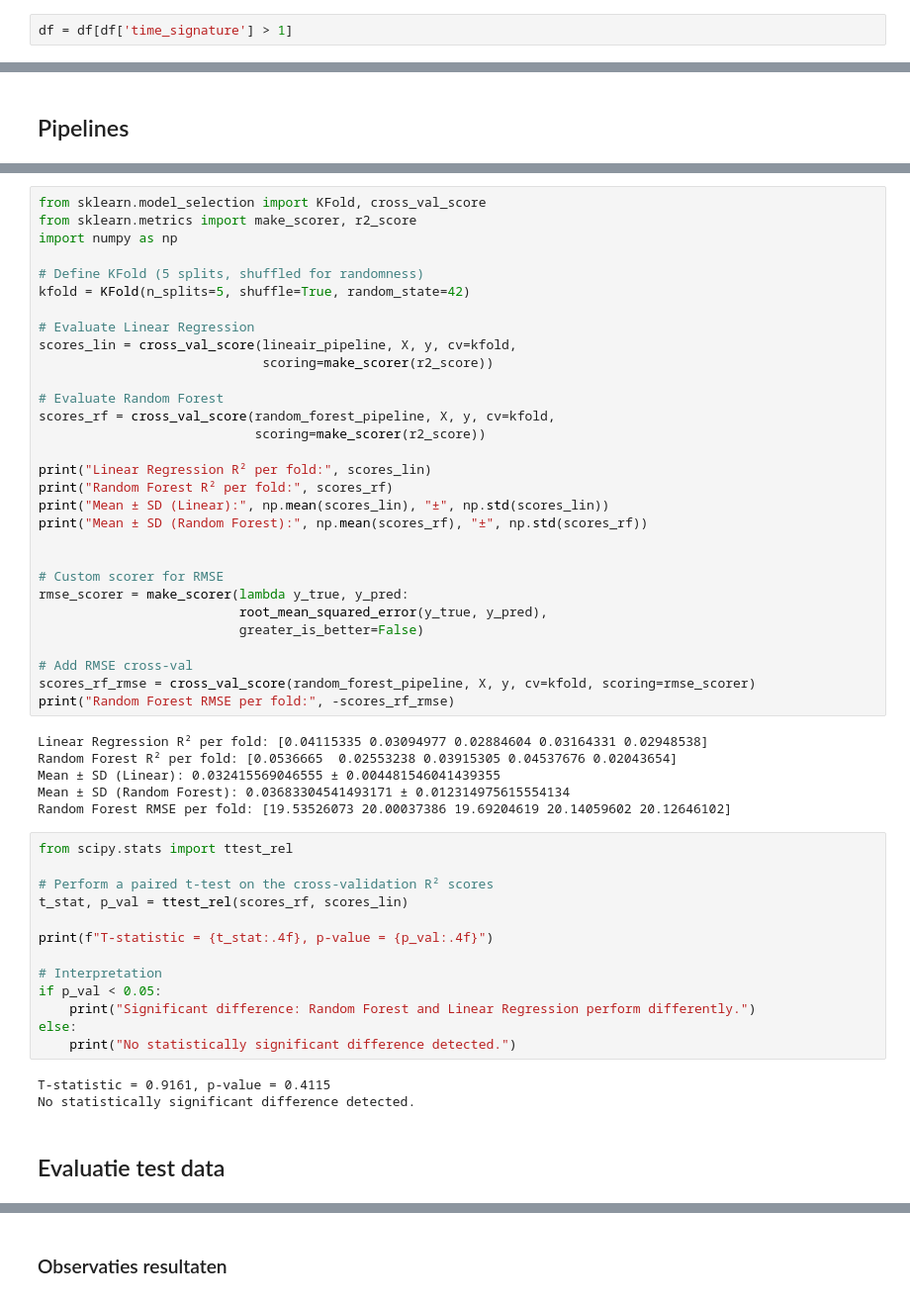
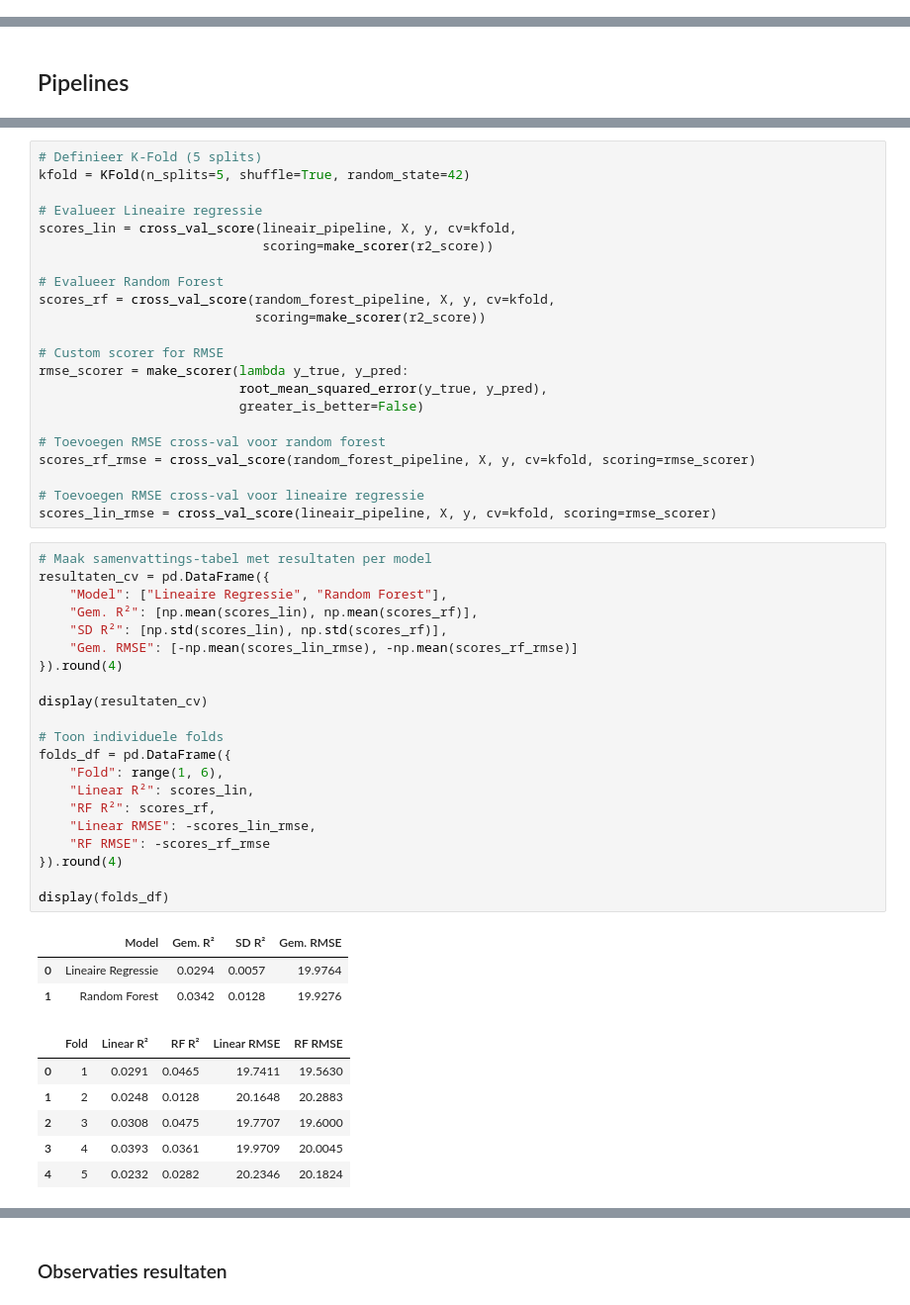
Before and after one commit to OdessaA/DataScience_SongPrediction, a Jupyter notebook: Prep & model.ipynb, the cells around one changed output, grey strips where cells are left out. Shown at 99% size. Drawn from its saved outputs; the diff is of its cells as text.

```diff
--- a/Prep & model.ipynb
+++ b/Prep & model.ipynb
@@ -32,2 +25,0 @@ Name: count, dtype: int64
-# %%
-df = df[df['time_signature'] > 1]
@@ -351,54 +355,53 @@ grid_search = joblib.load("grid_search_rf.pkl")
 # %%
-from sklearn.model_selection import KFold, cross_val_score
-from sklearn.metrics import make_scorer, r2_score
-import numpy as np
-
-# Define KFold (5 splits, shuffled for randomness)
+# Definieer K-Fold (5 splits)
 kfold = KFold(n_splits=5, shuffle=True, random_state=42)
 
-# Evaluate Linear Regression
+# Evalueer Lineaire regressie
 scores_lin = cross_val_score(lineair_pipeline, X, y, cv=kfold,
                              scoring=make_scorer(r2_score))
 
-# Evaluate Random Forest
+# Evalueer Random Forest
 scores_rf = cross_val_score(random_forest_pipeline, X, y, cv=kfold,
                             scoring=make_scorer(r2_score))
-
-print("Linear Regression R² per fold:", scores_lin)
-print("Random Forest R² per fold:", scores_rf)
-print("Mean ± SD (Linear):", np.mean(scores_lin), "±", np.std(scores_lin))
-print("Mean ± SD (Random Forest):", np.mean(scores_rf), "±", np.std(scores_rf))
-
 
 # Custom scorer for RMSE
 rmse_scorer = make_scorer(lambda y_true, y_pred:
                           root_mean_squared_error(y_true, y_pred),
                           greater_is_better=False)
 
-# Add RMSE cross-val
+# Toevoegen RMSE cross-val voor random forest
 scores_rf_rmse = cross_val_score(random_forest_pipeline, X, y, cv=kfold, scoring=rmse_scorer)
-print("Random Forest RMSE per fold:", -scores_rf_rmse)
+
+# Toevoegen RMSE cross-val voor lineaire regressie
+scores_lin_rmse = cross_val_score(lineair_pipeline, X, y, cv=kfold, scoring=rmse_scorer)
-# %% [output]
-Linear Regression R² per fold: [0.04115335 0.03094977 0.02884604 0.03164331 0.02948538]
-Random Forest R² per fold: [0.0536665  0.02553238 0.03915305 0.04537676 0.02043654]
-Mean ± SD (Linear): 0.032415569046555 ± 0.004481546041439355
-Mean ± SD (Random Forest): 0.03683304541493171 ± 0.012314975615554134
-Random Forest RMSE per fold: [19.53526073 20.00037386 19.69204619 20.14059602 20.12646102]
-# %%
-from scipy.stats import ttest_rel
-
-# Perform a paired t-test on the cross-validation R² scores
-t_stat, p_val = ttest_rel(scores_rf, scores_lin)
-
-print(f"T-statistic = {t_stat:.4f}, p-value = {p_val:.4f}")
-
-# Interpretation
-if p_val < 0.05:
-    print("Significant difference: Random Forest and Linear Regression perform differently.")
-else:
-    print("No statistically significant difference detected.")
-# %% [output]
-T-statistic = 0.9161, p-value = 0.4115
-No statistically significant difference detected.
-# %% [markdown]
-## Evaluatie test data
+# %%
+# Maak samenvattings-tabel met resultaten per model
+resultaten_cv = pd.DataFrame({
+    "Model": ["Lineaire Regressie", "Random Forest"],
+    "Gem. R²": [np.mean(scores_lin), np.mean(scores_rf)],
+    "SD R²": [np.std(scores_lin), np.std(scores_rf)],
+    "Gem. RMSE": [-np.mean(scores_lin_rmse), -np.mean(scores_rf_rmse)]
+}).round(4)
+
+display(resultaten_cv)
+
+# Toon individuele folds
+folds_df = pd.DataFrame({
+    "Fold": range(1, 6),
+    "Linear R²": scores_lin,
+    "RF R²": scores_rf,
+    "Linear RMSE": -scores_lin_rmse,
+    "RF RMSE": -scores_rf_rmse
+}).round(4)
+
+display(folds_df)
+# %% [output]
+|  | Model | Gem. R² | SD R² | Gem. RMSE |
+| 0 | Lineaire Regressie | 0.0294 | 0.0057 | 19.9764 |
+| 1 | Random Forest | 0.0342 | 0.0128 | 19.9276 |
+|  | Fold | Linear R² | RF R² | Linear RMSE | RF RMSE |
+| 0 | 1 | 0.0291 | 0.0465 | 19.7411 | 19.5630 |
+| 1 | 2 | 0.0248 | 0.0128 | 20.1648 | 20.2883 |
+| 2 | 3 | 0.0308 | 0.0475 | 19.7707 | 19.6000 |
+| 3 | 4 | 0.0393 | 0.0361 | 19.9709 | 20.0045 |
+| 4 | 5 | 0.0232 | 0.0282 | 20.2346 | 20.1824 |
```
Also changed, not shown: parts of 59 cells of this notebook.
